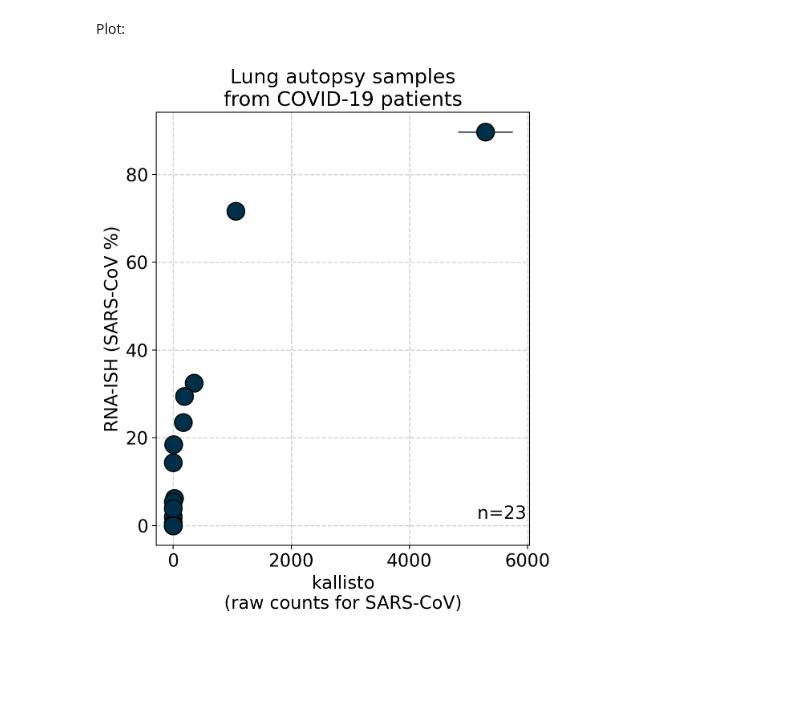
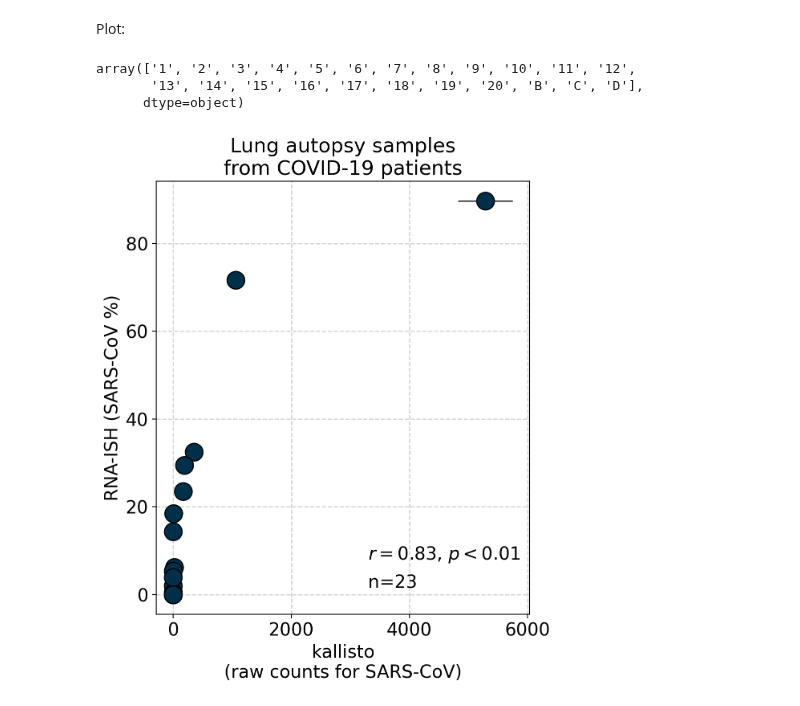
Before and after one commit to pachterlab/LSCHWCP_2023, a Jupyter notebook: Notebooks/Figure_3/Figure_3a/1.2_human_SARSCoV_validation_bulk_autopsy.ipynb, the cells around one changed output. Cells and saved outputs as stored; diff of their text form; code cells hidden in the pictures; blank space fills up the shorter version.

```diff
--- a/Notebooks/Figure_3/Figure_3a/1.2_human_SARSCoV_validation_bulk_autopsy.ipynb
+++ b/Notebooks/Figure_3/Figure_3a/1.2_human_SARSCoV_validation_bulk_autopsy.ipynb
@@ -111,6 +112,12 @@ ID_to_taxonomy_mapp 100%[===================>]  18.79M  --.-KB/s    in 0.1s
 Plot:
 # %%
 case_list = rna_ish["case_clean"].values
+# %%
+case_list
+# %% [output]
+array(['1', '2', '3', '4', '5', '6', '7', '8', '9', '10', '11', '12',
+       '13', '14', '15', '16', '17', '18', '19', '20', 'B', 'C', 'D'],
+      dtype=object)
 # %%
 fig, ax = plt.subplots(figsize=(6, 7))
 fontsize = 16
@@ -120,6 +127,8 @@ target_ids = tax_df[tax_df["species"].str.contains("Severe acute respiratory syn
 kb_counts = []
 kb_errs = []
 rnaish_counts = []
+xs = []
+ys = []
 # Not including Control since there are no RNAish% values for control
 for i, case in enumerate(case_list[1:]):
     kb_count_r1 = adata[(adata.obs["case"] == case) & (adata.obs["read"] == "R1"), adata.var.index.isin(target_ids)].X
@@ -138,32 +147,43 @@ for i, case in enumerate(case_list[1:]):
     rnaish_count = rna_ish[rna_ish["case_clean"] == case]["Viral load% by RNA ISH"].values[0]
     rnaish_counts.append(rnaish_count)
 
     ax.errorbar(count_mean, rnaish_count, xerr = kb_err, c= "black", ls="none", elinewidth=1)
     ax.scatter(count_mean, rnaish_count, c="#003049", edgecolors="black", s=250, zorder=2)
 
+    # Get x and y values for Pearson R
+    xs.append(count_mean)
+    ys.append(rnaish_count)
+
+# NEW Nat Biotech reviews: Add Pearson R
+corr_coef, p_value = pearsonr(xs, ys)
+if p_value < 0.01:
+  ax.text(3300, 8, f"$r = {corr_coef:.2f}$, $p < 0.01$", fontsize=fontsize)
+else:
+  ax.text(3300, 8, f"$r = {corr_coef:.2f}$, $p = {p_value:.2f}$", fontsize=fontsize)
+
 # ax.set_yscale("symlog")
 # ax.set_xscale("symlog")
 ax.set_ylabel("RNA-ISH (SARS-CoV %)", fontsize=fontsize)
 ax.set_xlabel(
     "kallisto\n(raw counts for SARS-CoV)",
     fontsize=fontsize,
 )
 
-ax.text(5150, 1.5, "n=23", fontsize=fontsize)
+ax.text(3300, 1.5, "n=23", fontsize=fontsize)
 
 # Add diagonal
 # ax.plot([0, 1], [0, 1], transform=ax.transAxes, c="black", ls="-", lw=1, zorder=1)
 
 ax.tick_params(axis="both", labelsize=fontsize)
 ax.set_title(f"Lung autopsy samples\nfrom COVID-19 patients", fontsize=fontsize+2)
 
 # plt.tight_layout()
 
 ax.grid(True, which="both", color="lightgray", ls="--", lw=1)
 ax.set_axisbelow(True)
 
 plt.savefig("bulk_validation_PRJNA631753.png", dpi=300, bbox_inches="tight")
 
 fig.show()
 # %% [output]
-[figure, old version]
+[figure, new version]
```
Also changed, not shown: parts of 4 cells of this notebook.
